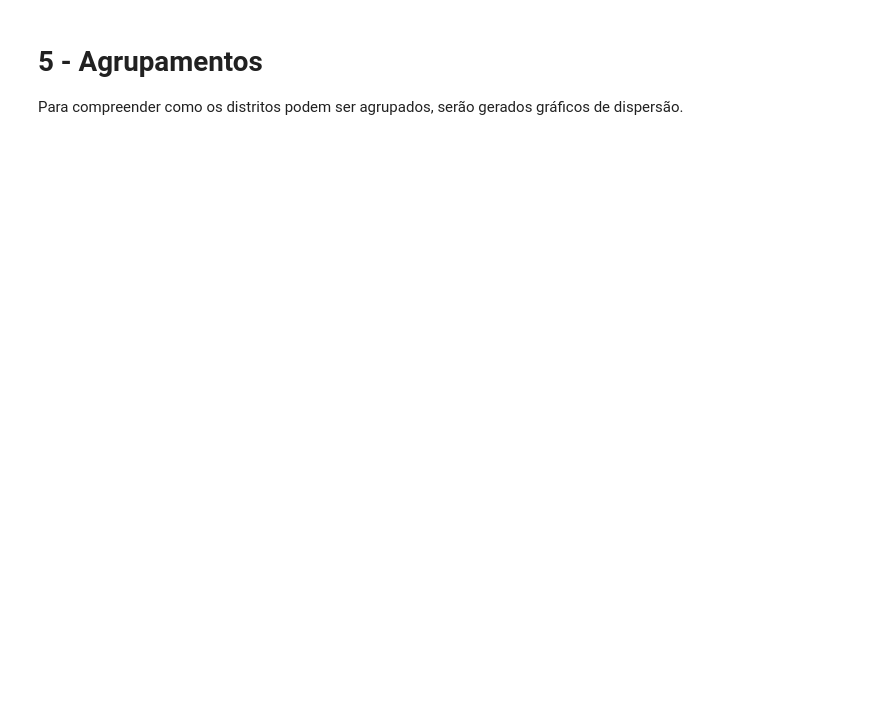
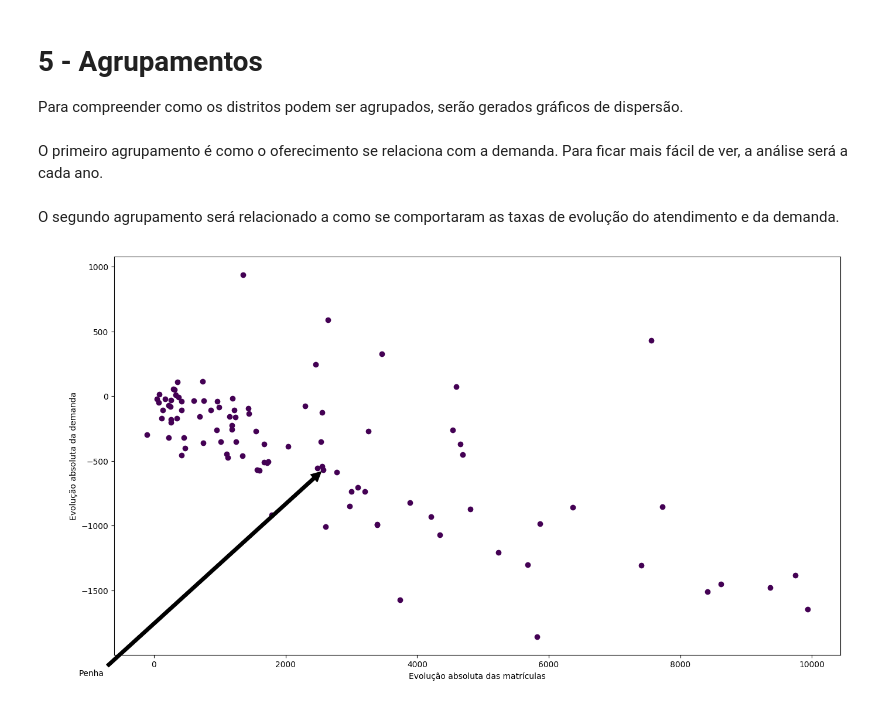
Before and after one commit to lsflp/MAC0213, a Jupyter notebook: Analises/5-agrupamentos.ipynb, the cells around one changed output. Drawn from its saved outputs; the diff is of its cells as text; code cells hidden in the pictures; blank space fills up the shorter version.

```diff
--- a/Analises/5-agrupamentos.ipynb
+++ b/Analises/5-agrupamentos.ipynb
@@ -2,6 +2,8 @@
 # 5 - Agrupamentos
 
 Para compreender como os distritos podem ser agrupados, serão gerados gráficos de dispersão.
+# %% [markdown]
+O primeiro agrupamento é como o oferecimento se relaciona com a demanda. Para ficar mais fácil de ver, a análise será a cada ano.
 # %%
 import pandas as pd
 import matplotlib.pyplot as plt
@@ -45,3 +57,35 @@ for periodo in periodos:
         geraGrafico(periodo, mes)
 
 geraGif(periodos, mes)
+# %% [markdown]
+O segundo agrupamento será relacionado a como se comportaram as taxas de evolução do atendimento e da demanda.
+# %%
+dados_atendimento = dados_educ_pop[['DISTRITO', 'MAT_CRECHE', 'DEM_CRECHE', 'MES_ANO_REF']]
+dados_jun_2006 = dados_atendimento[dados_atendimento['MES_ANO_REF'] == 'jun-06']
+dados_jun_2006.columns = ['DISTRITO', 'MAT_JUN_06', 'DEM_JUN_06', 'MES_ANO_REF']
+dados_dez_2017 = dados_atendimento[dados_atendimento['MES_ANO_REF'] == 'dez-17']
+dados_dez_2017.columns = ['DISTRITO', 'MAT_DEZ_17', 'DEM_DEZ_17', 'MES_ANO_REF']
+
+dados_atendimento = dados_jun_2006.merge(dados_dez_2017, on = ['DISTRITO'])
+dados_atendimento = dados_atendimento[['DISTRITO', 'MAT_JUN_06', 'MAT_DEZ_17', 'DEM_JUN_06', 'DEM_DEZ_17']]
+
+dados_atendimento['EV_MAT_NUM'] = dados_atendimento['MAT_DEZ_17'] - dados_atendimento['MAT_JUN_06']
+dados_atendimento['EV_MAT_PC'] = dados_atendimento['MAT_DEZ_17'] / dados_atendimento['MAT_JUN_06']
+dados_atendimento['EV_DEM_NUM'] = dados_atendimento['DEM_DEZ_17'] - dados_atendimento['DEM_JUN_06']
+dados_atendimento['EV_DEM_PC'] = dados_atendimento['DEM_DEZ_17'] / dados_atendimento['DEM_JUN_06']
+
+plt.scatter(dados_atendimento['EV_MAT_NUM'], dados_atendimento['EV_DEM_NUM'], color='#440154')
+dados_penha = dados_atendimento[dados_atendimento['DISTRITO'] == 'PENHA']
+plt.annotate("Penha",
+            xy=(dados_penha['EV_MAT_NUM'], dados_penha['EV_DEM_NUM']),  # theta, radius
+            xytext=(0.05, 0.05),    # fraction, fraction
+            textcoords='figure fraction',
+            arrowprops=dict(facecolor='black', shrink=0.01),
+            horizontalalignment='left',
+            verticalalignment='bottom',
+            )
+plt.xlabel('Evolução absoluta das matrículas')
+plt.ylabel('Evolução absoluta da demanda')
+plt.show()
+# %% [output]
+[figure, added]
```
Also changed, not shown: parts of 2 cells of this notebook, 25 other files.
